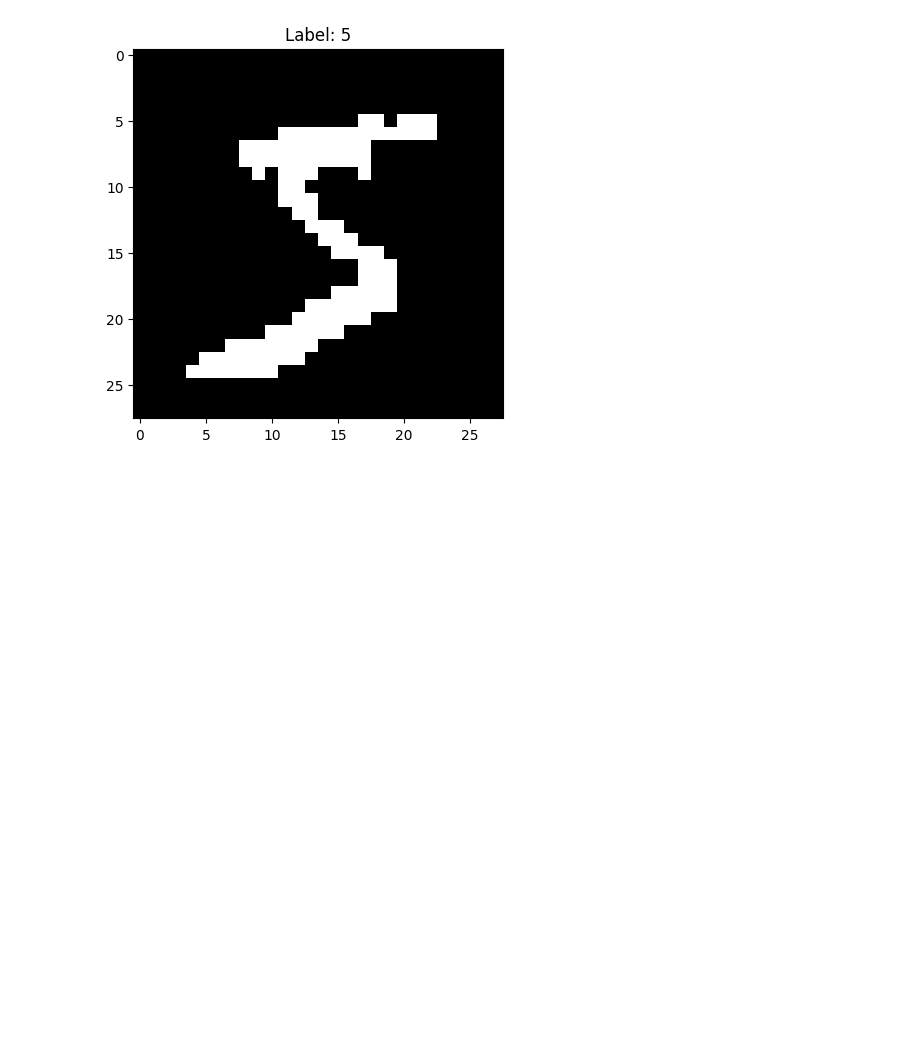
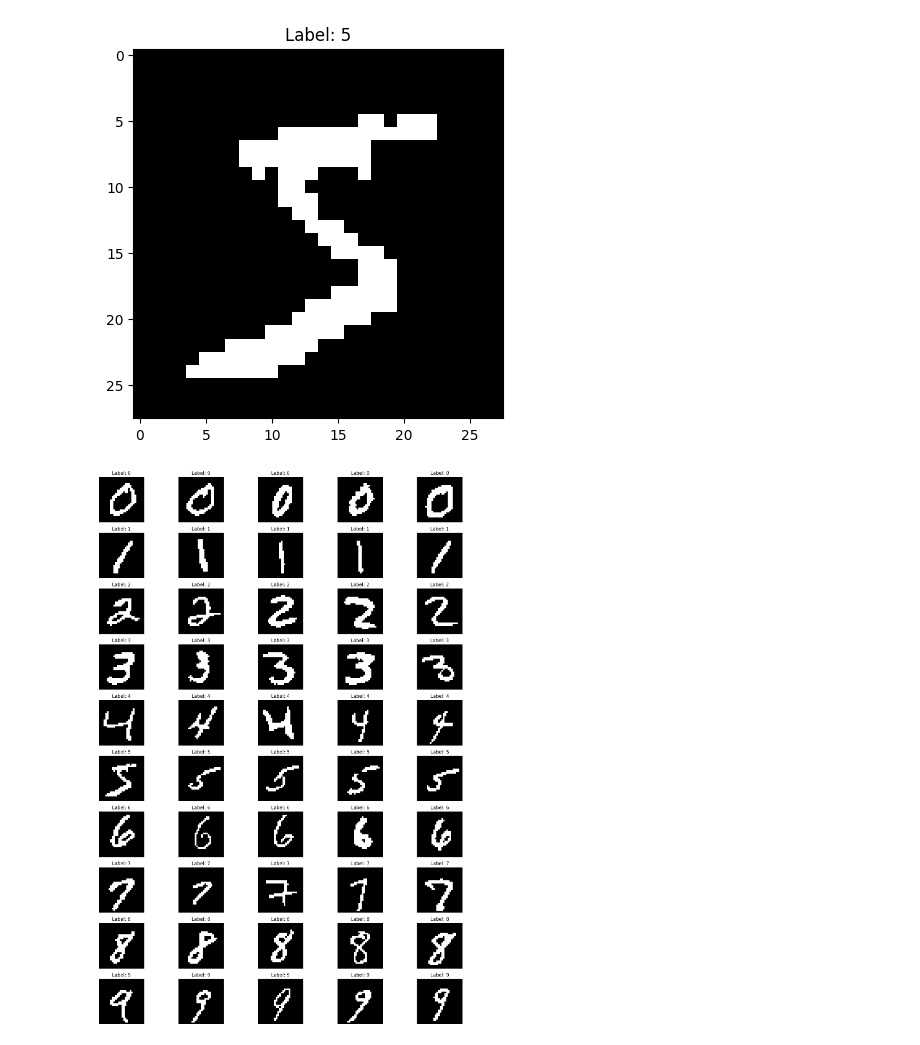
Before and after one commit to Yedson54/DeepLearning2-Project-M2DS, a Jupyter notebook: notebook/code - mnist.ipynb, the cells around one changed output. Drawn from its saved outputs; the diff is of its cells as text; code cells hidden in the pictures; blank space fills up the shorter version.

Commit message:
chore : creation image for the report

```diff
--- a/notebook/code - mnist.ipynb
+++ b/notebook/code - mnist.ipynb
@@ -55,3 +68,26 @@ plt.show()
 # %% [output]
 x_train shape: (60000, 28, 28)y_train shape: (60000,)x_test shape: (10000, 28, 28)y_test shape: (10000,)
 [figure]
+# %%
+import matplotlib.pyplot as plt
+import numpy as np
+
+def plot_images_by_labels(images, labels, num_images=5):
+    """Plot a grid of images from the dataset, each row corresponding to a different label."""
+    # Create a subplot grid with 10 rows (one for each label) and 'num_images' columns.
+    fig, axs = plt.subplots(10, num_images, figsize=(15, 2 * 10))
+    for i in range(10):
+        indices = np.where(labels == i)[0][:num_images]  # Get 'num_images' indices for each label.
+        for j in range(num_images):
+            index = indices[j]
+            image = images[index].reshape(28, 28)  # Reshape if necessary, assuming MNIST dimensionality.
+            axs[i, j].imshow(image, cmap='gray')
+            axs[i, j].set_title(f'Label: {i}')
+            axs[i, j].axis('off')  # Turn off axis to make it cleaner.
+    plt.tight_layout()
+    plt.show()
+
+# Assuming x_train and y_train are defined.
+plot_images_by_labels(x_train, y_train)
+# %% [output]
+[figure, added]
```
Also changed, not shown: parts of 1 cell of this notebook.
